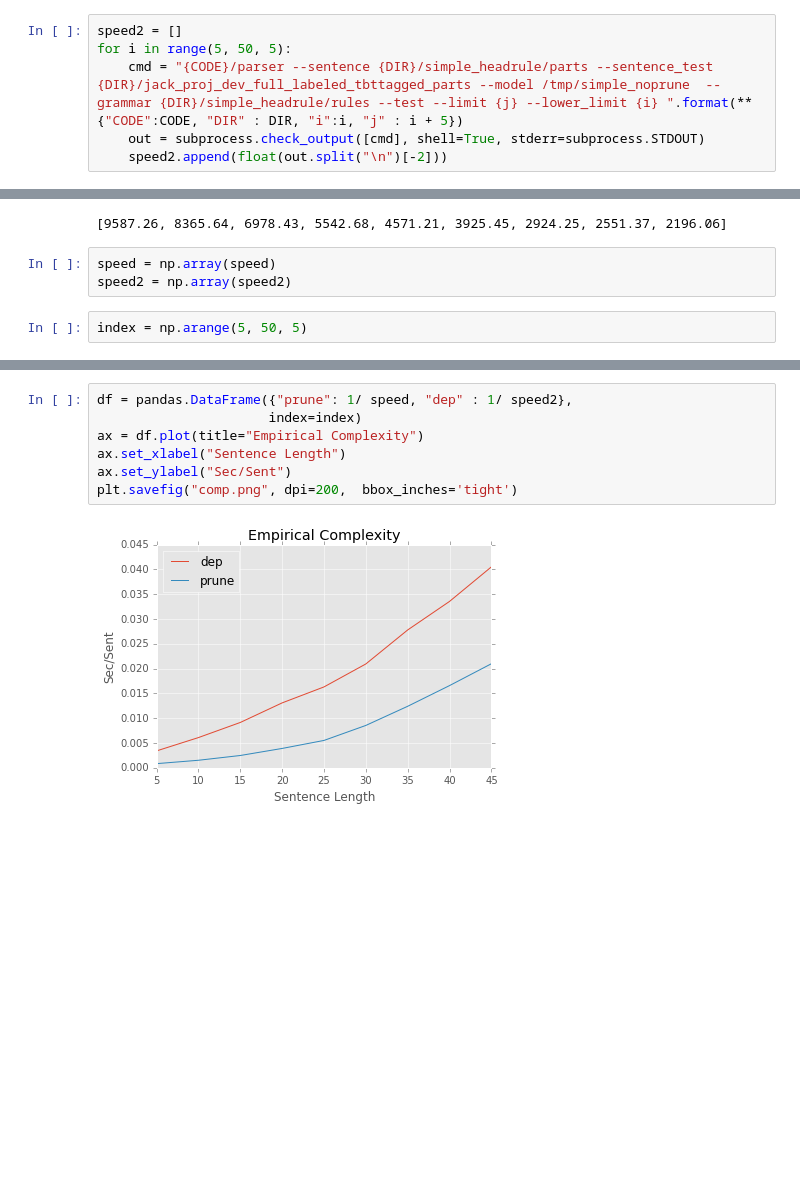
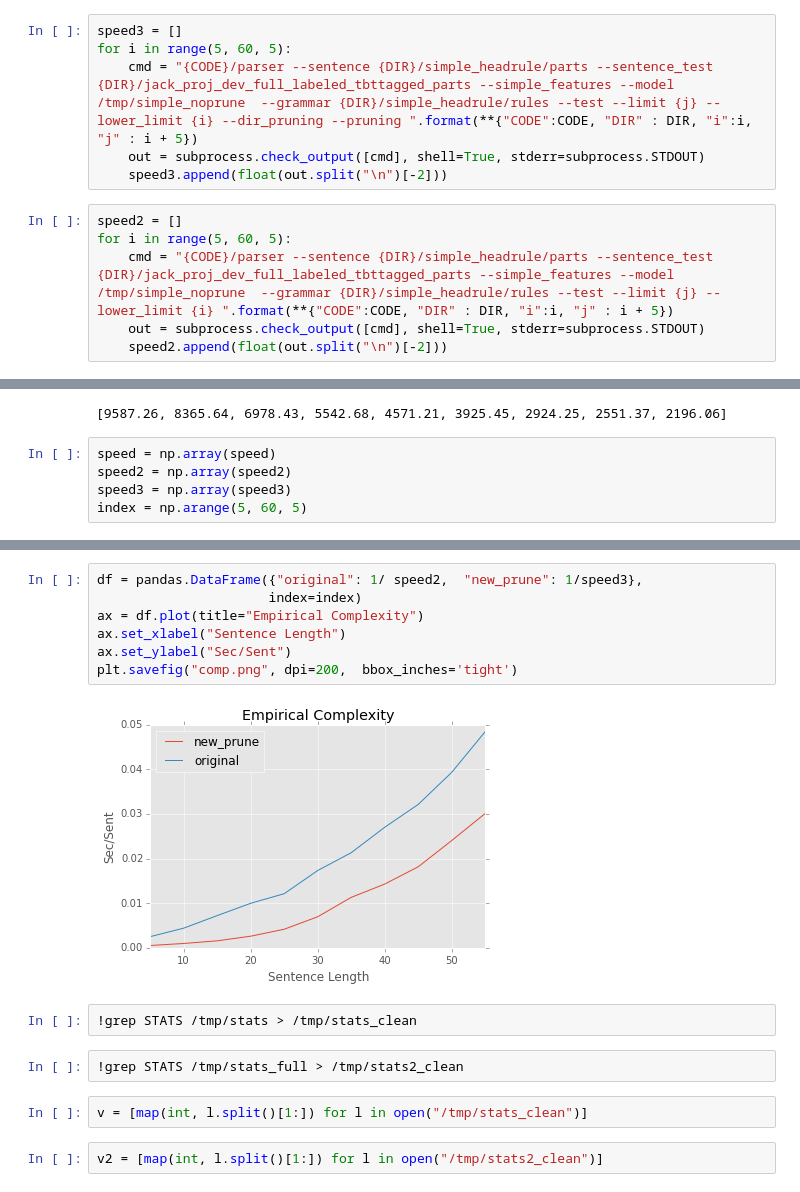
Before and after one commit to srush/PhraseDep, a Jupyter notebook: notebooks/Final2.ipynb, the cells around one changed output, grey strips where cells are left out. Drawn from its saved outputs; the diff is of its cells as text; blank space fills up the shorter version.

```diff
--- a/notebooks/Final2.ipynb
+++ b/notebooks/Final2.ipynb
@@ -12,10 +12,16 @@ plt.style.use('ggplot')
 # %%
 import pandas
 import numpy as np
+# %%
+speed3 = []
+for i in range(5, 60, 5):
+    cmd = "{CODE}/parser --sentence {DIR}/simple_headrule/parts --sentence_test  {DIR}/jack_proj_dev_full_labeled_tbttagged_parts --simple_features --model /tmp/simple_noprune  --grammar {DIR}/simple_headrule/rules --test --limit {j} --lower_limit {i} --dir_pruning --pruning ".format(**{"CODE":CODE, "DIR" : DIR, "i":i, "j" : i + 5})
+    out = subprocess.check_output([cmd], shell=True, stderr=subprocess.STDOUT)
+    speed3.append(float(out.split("\n")[-2]))
 # %%
 speed2 = []
-for i in range(5, 50, 5):
-    cmd = "{CODE}/parser --sentence {DIR}/simple_headrule/parts --sentence_test  {DIR}/jack_proj_dev_full_labeled_tbttagged_parts --model /tmp/simple_noprune  --grammar {DIR}/simple_headrule/rules --test --limit {j} --lower_limit {i} ".format(**{"CODE":CODE, "DIR" : DIR, "i":i, "j" : i + 5})
+for i in range(5, 60, 5):
+    cmd = "{CODE}/parser --sentence {DIR}/simple_headrule/parts --sentence_test  {DIR}/jack_proj_dev_full_labeled_tbttagged_parts --simple_features --model /tmp/simple_noprune  --grammar {DIR}/simple_headrule/rules --test --limit {j} --lower_limit {i} ".format(**{"CODE":CODE, "DIR" : DIR, "i":i, "j" : i + 5})
     out = subprocess.check_output([cmd], shell=True, stderr=subprocess.STDOUT)
     speed2.append(float(out.split("\n")[-2]))
 # %%
@@ -32,5 +38,5 @@ print speed
 # %%
 speed = np.array(speed)
 speed2 = np.array(speed2)
+speed3 = np.array(speed3)
+index = np.arange(5, 60, 5)
-# %%
-index = np.arange(5, 50, 5)
@@ -40,9 +43,17 @@ Analysis.ipynb  comp.png  Final2.ipynb  Final.ipynb  gmon.out  lex.ipynb  train2
 # %%
-df = pandas.DataFrame({"prune": 1/ speed, "dep" : 1/ speed2},
+df = pandas.DataFrame({"original": 1/ speed2,  "new_prune": 1/speed3},
                       index=index)
 ax = df.plot(title="Empirical Complexity")
 ax.set_xlabel("Sentence Length")
 ax.set_ylabel("Sec/Sent")
 plt.savefig("comp.png", dpi=200,  bbox_inches='tight')
 # %% [output]
-[figure, old version]
+[figure, new version]
+# %%
+!grep STATS /tmp/stats > /tmp/stats_clean
+# %%
+!grep STATS /tmp/stats_full > /tmp/stats2_clean
+# %%
+v = [map(int, l.split()[1:]) for l in open("/tmp/stats_clean")]
+# %%
+v2 = [map(int, l.split()[1:]) for l in open("/tmp/stats2_clean")]
```
Also changed, not shown: parts of 9 cells of this notebook, 9 other files.
